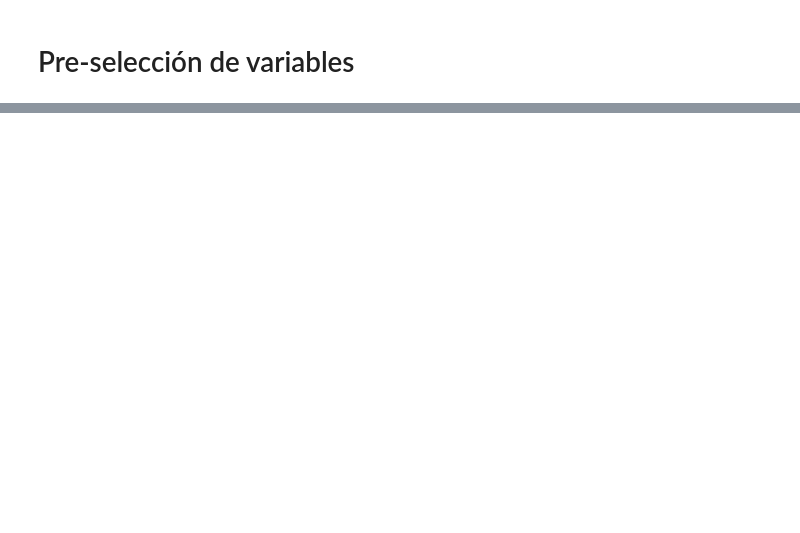
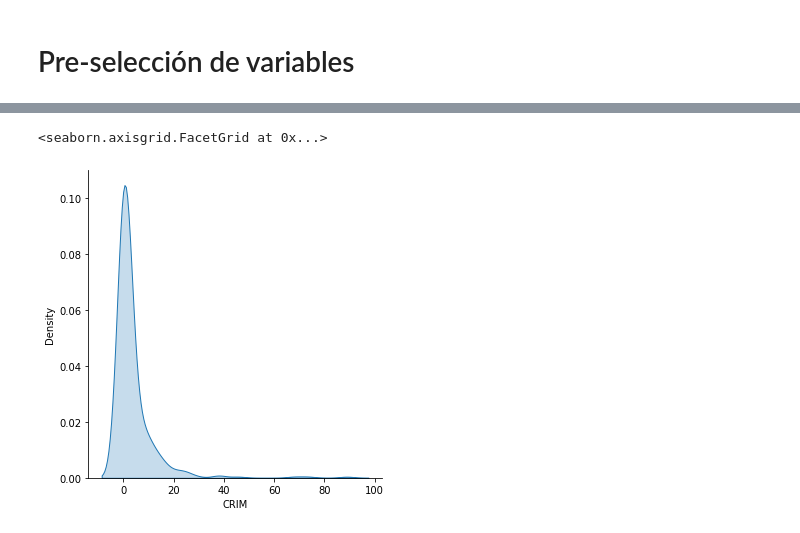
Before and after one commit to CristianVeloz0501/DMC, a Jupyter notebook: Housing_1.ipynb, the cells around one changed output, grey strips where cells are left out. Cells and saved outputs as stored; diff of their text form; code cells hidden in the pictures; blank space fills up the shorter version.

```diff
--- a/Housing_1.ipynb
+++ b/Housing_1.ipynb
@@ -462,0 +543,6 @@ pdResume
+# %%
+
+#Leyendo tabla resumen
+
+univariate_II = pd.read_csv('univariate_assesment.csv')
+univariate_II.head()
@@ -462,0 +558,15 @@ pdResume
+# %%
+upper_limiter, lower_limiter =find_outlier(Data,'MEDV',1.5)
+# %%
+univariate_II['min_ric'] =lower_limiter
+univariate_II['max_ric'] =upper_limiter
+# %%
+# Tratamiento de outliers por RIC
+
+for col in univariate_II.feature.tolist():
+  desc = univariate_II.loc[univariate_II.feature == col]
+  X_train[col + '_tric'] = X_train[col].apply(lambda x: desc.max_ric.values[0] if x > desc.max_ric.values[0]
+                                                   else desc.min_ric.values[0] if x < desc.min_ric.values[0]
+                                                   else x)
+
+X_train.head()
@@ -462,0 +581,5 @@ pdResume
+# %%
+sbn.displot(X_train, x = "CRIM", kind="kde", fill=True)
+# %% [output]
+<seaborn.axisgrid.FacetGrid at 0x...>
+[figure, added]
```
Also changed, not shown: parts of 26 cells of this notebook.
